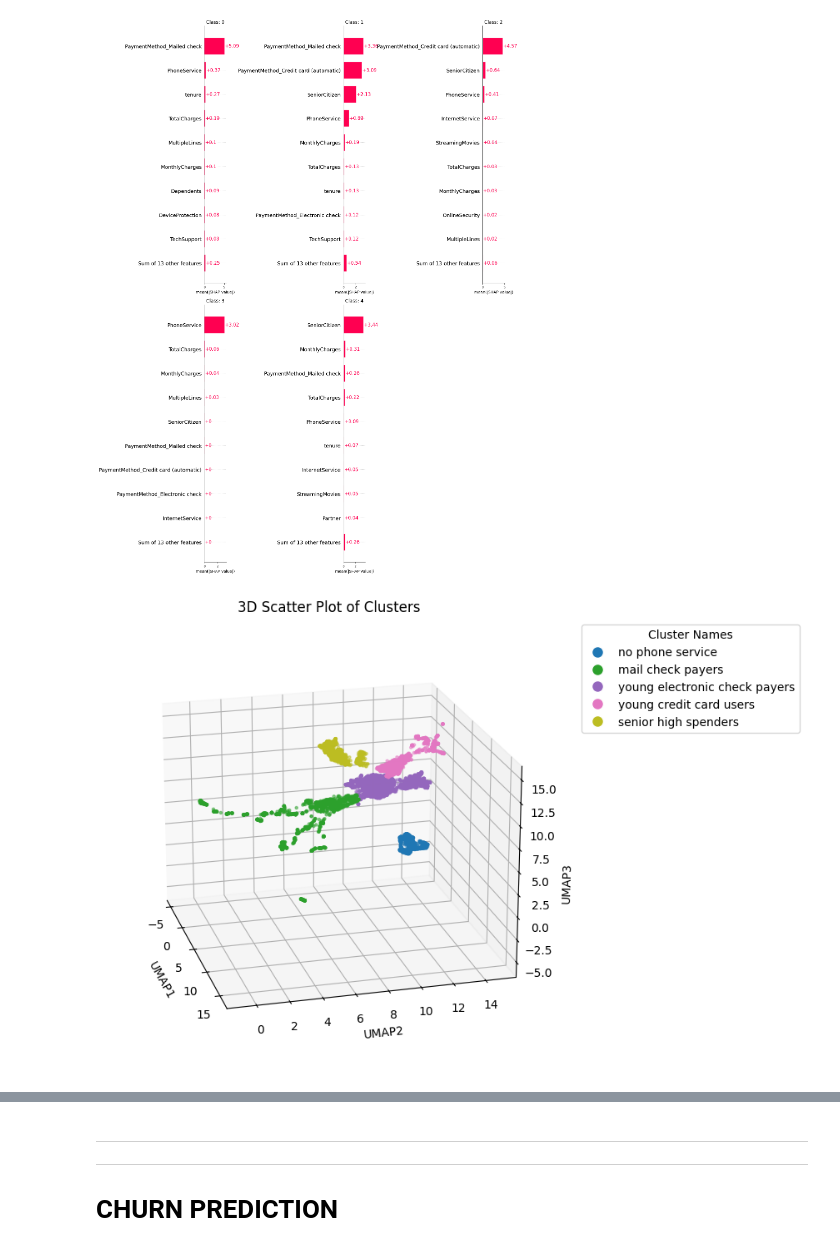
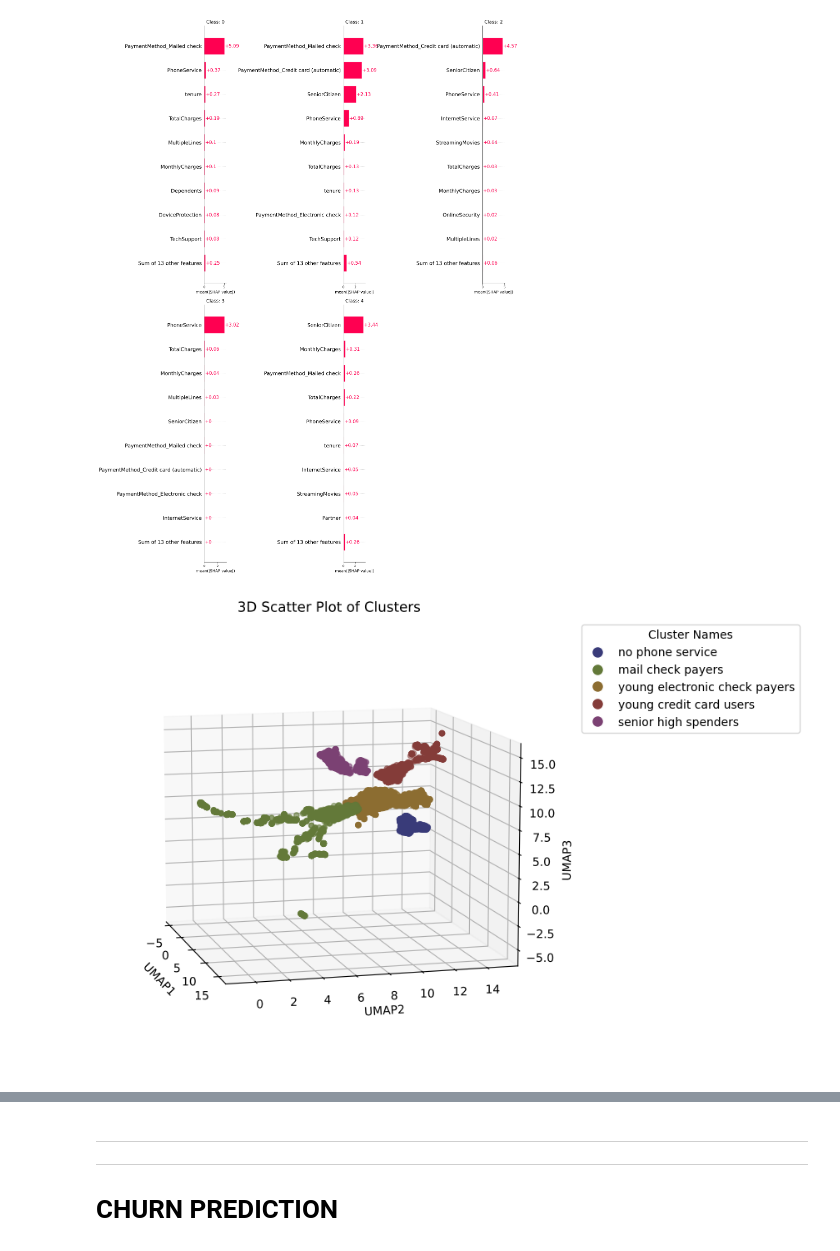
Before and after one commit to stefanofranzini/customer-analytics, a Jupyter notebook: 02-customer-churn-prediction/00_churn-analysis.ipynb, the cells around one changed output, grey strips where cells are left out. Cells and saved outputs as stored; diff of their text form; code cells hidden in the pictures.

```diff
--- a/02-customer-churn-prediction/00_churn-analysis.ipynb
+++ b/02-customer-churn-prediction/00_churn-analysis.ipynb
@@ -244,6 +274,18 @@ for k, ax in enumerate(axes):
     else:
         ax.axis('off')
 
+    # Add white outlines to all text elements (axes labels, ticks, and titles)
+    texts = [ax.title, ax.xaxis.label, ax.yaxis.label]  # Title, xlabel, ylabel
+    texts += ax.get_xticklabels() + ax.get_yticklabels()  # Tick labels
+
+    # Apply white outlines to each text object
+    for text in texts:
+        text.set_path_effects([
+            path_effects.Stroke(linewidth=2, foreground='white'),  # White outline
+            path_effects.Normal()  # Normal text rendering
+        ])
+
+
 plt.tight_layout()
 plt.savefig('artifacts/imgs/shap.png', transparent=True, bbox_inches='tight')
 plt.show()
@@ -274,7 +316,7 @@ labels = df_umap['cluster']  # This contains the cluster number for each point
 cluster_names = df_umap['cluster_name'].unique()  # Extract unique cluster names
 
 # Use the same colormap
-cmap = plt.cm.tab20
+cmap = plt.cm.tab20b
 
 # Plot each cluster separately
 handles = []
@@ -285,37 +327,49 @@ for i, cluster_name in enumerate(cluster_names):
     # Assign a specific color to the cluster
     color = cmap((i) / len(cluster_names))
 
     # Plot the cluster points
     ax.scatter(
         cluster_data['UMAP1'],
         cluster_data['UMAP2'],
         cluster_data['UMAP3'],
         c=[color],
         label=cluster_name,
-        s=5,
-        alpha=0.5
     )
 
     # Add to legend handles
     handle = plt.Line2D([0], [0], marker='o', color='w', markerfacecolor=color, markersize=10, label=cluster_name)
     handles.append(handle)
 
-ax.view_init(elev=20, azim=-15)
+ax.view_init(elev=10, azim=-15)
 
 # Label axes
 ax.set_title('3D Scatter Plot of Clusters')
 ax.set_xlabel('UMAP1')
 ax.set_ylabel('UMAP2')
 ax.set_zlabel('UMAP3')
 
 # Add the legend with the custom handles
 ax.legend(handles=handles, title="Cluster Names", bbox_to_anchor=(1.05, 1), loc='upper left')
 
+# Add white outlines to all text elements (axes labels, ticks, and titles)
+ax = plt.gca()
+texts = [ax.title, ax.xaxis.label, ax.yaxis.label, ax.zaxis.label]  # Title, xlabel, ylabel
+texts += ax.get_xticklabels() + ax.get_yticklabels() + ax.get_zticklabels() # Tick labels
+
+# Apply white outlines to each text object
+for text in texts:
+    text.set_path_effects([
+        path_effects.Stroke(linewidth=2, foreground='white'),  # White outline
+        path_effects.Normal()  # Normal text rendering
+    ])
+
+plt.tight_layout()
+
 # Save and show the plot
 plt.savefig('artifacts/imgs/clustering.png', transparent=True, bbox_inches='tight')
 plt.show()
 # %% [output]
-[figure, old version]
+[figure, new version]
 # %%
 cluster_churn_probabilities = features.groupby('cluster_name')['Churn'].mean()
 churn_prob_sorted = cluster_churn_probabilities.sort_values(ascending=True)
```
Also changed, not shown: parts of 13 cells of this notebook, 31 other files.
